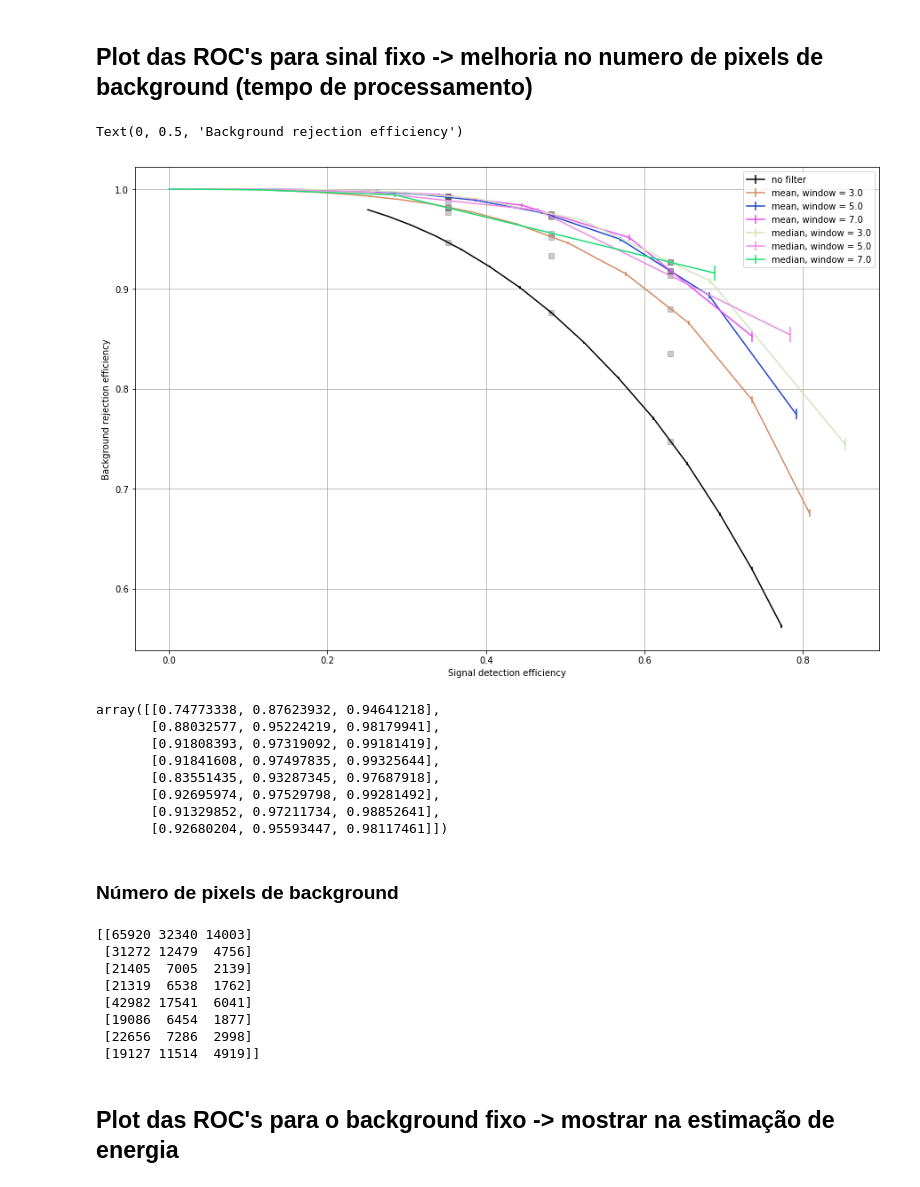
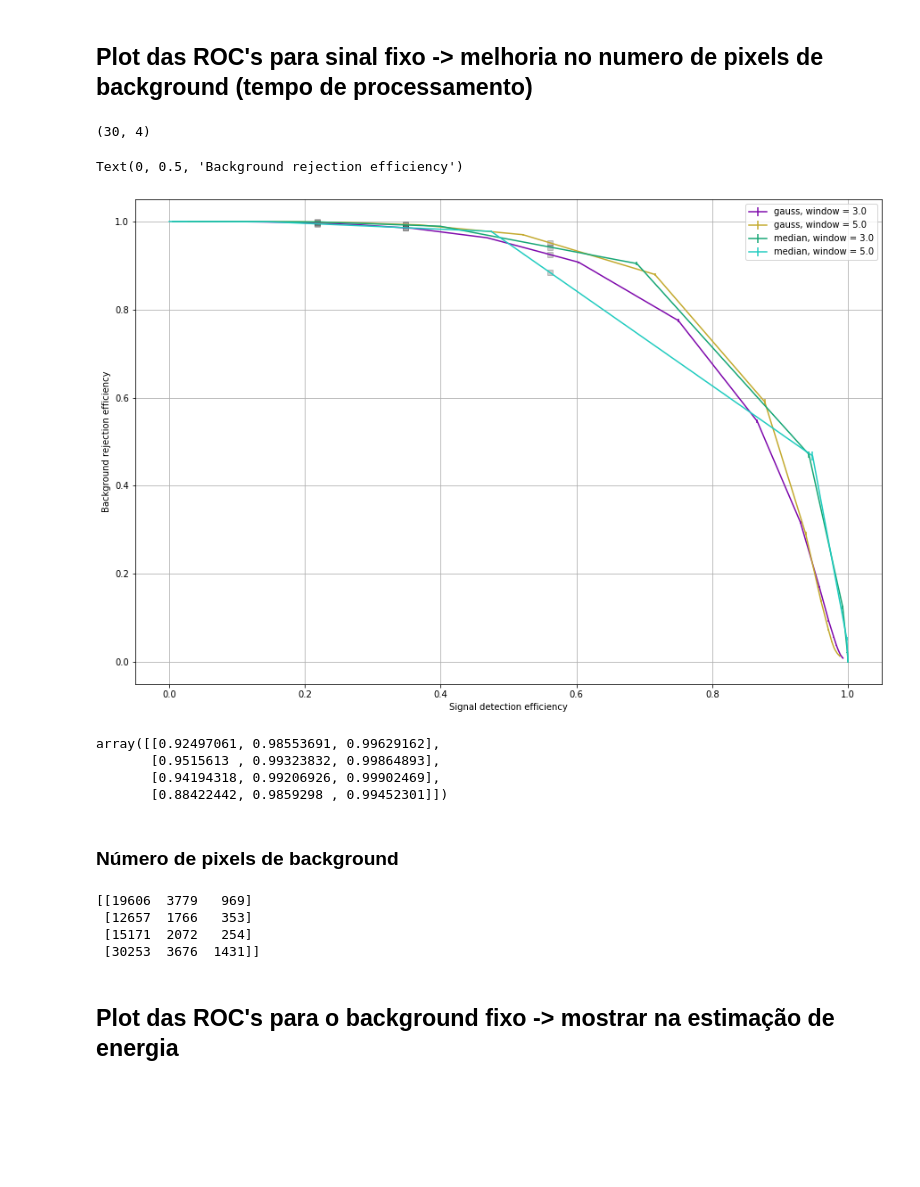
Before and after one commit to Gui1402/filtering_cygnus, a Jupyter notebook: notebooks/filter_analysis.ipynb, the cells around one changed output. Cells and saved outputs as stored; diff of their text form; code cells hidden in the pictures; blank space fills up the shorter version.

Commit message:
Increasing roc points
The roc resolution was too poor, wo I've decided to increse to 100 the number of points to construct that.

```diff
--- a/notebooks/filter_analysis.ipynb
+++ b/notebooks/filter_analysis.ipynb
@@ -12,9 +12,9 @@ from scipy.interpolate import interp1d
 
 def roc_params_build(rocx, rocy, ftype):
     output = {}
-    bound_sup = 2
-    bound_inf = 0
-    basis = np.linspace(bound_inf, bound_sup, 15)
+    bound_sup = 4
+    bound_inf = -4
+    basis = np.linspace(bound_inf, bound_sup, 30)
     for i in range(0, rocx.shape[1]):
         xt = interp1d(rocx[:,i], basis, fill_value = 'extrapolate')
         yt = interp1d(rocy[:,i],basis, fill_value = 'extrapolate')
@@ -45,9 +45,9 @@ def get_roc_params(dfx,dfy, sg_eff = 0.99):
 
 
 def roc_params(dfx, dfy, thresholds):
-  bound_sup = 2
-  bound_inf = 0
-  basis = np.linspace(bound_inf, bound_sup, 15)
+  bound_sup = 4
+  bound_inf = -4
+  basis = np.linspace(bound_inf, bound_sup, 30)
   roc_x = np.array(np.matrix(dfx.tolist()))
   roc_y = np.array(np.matrix(dfy.tolist()))
   auc = abs(np.diff(np.array(roc_x))*np.array(roc_y)[:,:-1]).sum(axis = 1)
@@ -182,8 +182,8 @@ df = data
 df['Intensity mean'] = df['Energy']/df['Area']
 # %%
 ## filtrando dados para visualizacao
-filtro = ['mean','median']   ## somente filtros listados
-window = [1,3,5,7]              ## somente nestas janelas
+filtro = ['median','gauss']   ## somente filtros listados
+window = [3,5]              ## somente nestas janelas
 
 df_filt    = df[df.window.isin(window)]
 pattern    = '|'.join(filtro)
@@ -229,8 +222,12 @@ for i,f in list(enumerate(filters)):
     std_bg[:,i] = roc_y.std(axis=0)
 # %% [markdown]
 ## Plot das ROC's para sinal fixo -> melhoria no numero de pixels de background (tempo de processamento)
+# %%
+mean_bg.shape
+# %% [output]
+(30, 4)
 # %%
-np.random.seed(5)
+np.random.seed(0)
 thr_points = [0.5,1,1.5]
 new_thr_values = []
 objects = roc_params_build(mean_sg,mean_bg,filters)
@@ -242,70 +239,52 @@ for i,f in list(enumerate(filters)):
     base_background_values.append(objects[f][2][0](base_signal_values))
     if (sum(df_filt[df_filt['w_size'] == 1.0]['ftype'] == filters[i]) != 0):
         color = 'black'
         label = 'no filter'
         flag+=1
         if flag<=1:
             ax.errorbar(mean_sg[:,i],
                         mean_bg[:,i],
                         2*std_bg[:,i],
                         linestyle = '-',
                         label = label,
                         color = color)
 
     else:
-        color = '#%06X' % np.random.randint(0, 0xFFFFFF)
+        color = '#%06X' % np.random.randint(0, 0xFFFFFE)
         label = f
         ax.errorbar(mean_sg[:,i],
                     mean_bg[:,i],
                     2*std_bg[:,i],
                     linestyle = '-',
                     label = label,
                     color = color)
 base_background_values = np.array(base_background_values).ravel()
 base_signal_values = np.tile(base_signal_values,len(filters))
 ax.plot(base_signal_values,base_background_values,'sk',alpha = 0.2)
-#plt.plot(impx_points,impy_points,'ko',alpha = 0.4)
-#plt.plot(impx_points,impy_points,'ko',alpha = 0.4)
-
-#thr = df_filt[df_filt['ftype']=='mean, window = 1.0']['sg_eff_1.5'].mean()
-#plt.plot(thr*np.ones((70,)),mean_bg[:,0],'--b', label = 'threshold = 1.5 sigma')
-#thr = df_filt[df_filt['ftype']=='mean, window = 1.0']['sg_eff_0.5'].mean()
-#plt.plot(thr*np.ones((70,)),mean_bg[:,0],'--r', label = 'threshold = 0.5 sigma')
-#thr = df_filt[df_filt['ftype']=='mean, window = 1.0']['sg_eff_1.0'].mean()
-#plt.plot(thr*np.ones((70,)),mean_bg[:,0],'--g', label = 'threshold = 1.0 sigma')
-
 plt.legend()
 plt.grid()
 plt.xlabel('Signal detection efficiency')
 plt.ylabel('Background rejection efficiency')
 # %% [output]
 Text(0, 0.5, 'Background rejection efficiency')
-[figure, old version]
+[figure, new version]
 # %%
 n_bg_pixels = (1-base_background_values.reshape(-1,3))*((512*512)-df['Area'].mean())
 (base_background_values.reshape(-1,3))
 # %% [output]
-array([[0.74773338, 0.87623932, 0.94641218],
-       [0.88032577, 0.95224219, 0.98179941],
-       [0.91808393, 0.97319092, 0.99181419],
-       [0.91841608, 0.97497835, 0.99325644],
-       [0.83551435, 0.93287345, 0.97687918],
-       [0.92695974, 0.97529798, 0.99281492],
-       [0.91329852, 0.97211734, 0.98852641],
-       [0.92680204, 0.95593447, 0.98117461]])
+array([[0.92497061, 0.98553691, 0.99629162],
+       [0.9515613 , 0.99323832, 0.99864893],
+       [0.94194318, 0.99206926, 0.99902469],
+       [0.88422442, 0.9859298 , 0.99452301]])
 # %% [markdown]
 ### Número de pixels de background
 # %%
 print((n_bg_pixels).astype(np.int))
 # %% [output]
-[[65920 32340 14003]
- [31272 12479  4756]
- [21405  7005  2139]
- [21319  6538  1762]
- [42982 17541  6041]
- [19086  6454  1877]
- [22656  7286  2998]
- [19127 11514  4919]]
+[[19606  3779   969]
+ [12657  1766   353]
+ [15171  2072   254]
+ [30253  3676  1431]]
 # %% [markdown]
 ## Plot das ROC's para o background fixo -> mostrar na estimação de energia
 # %%
```
Also changed, not shown: parts of 9 cells of this notebook, 2 other files.
